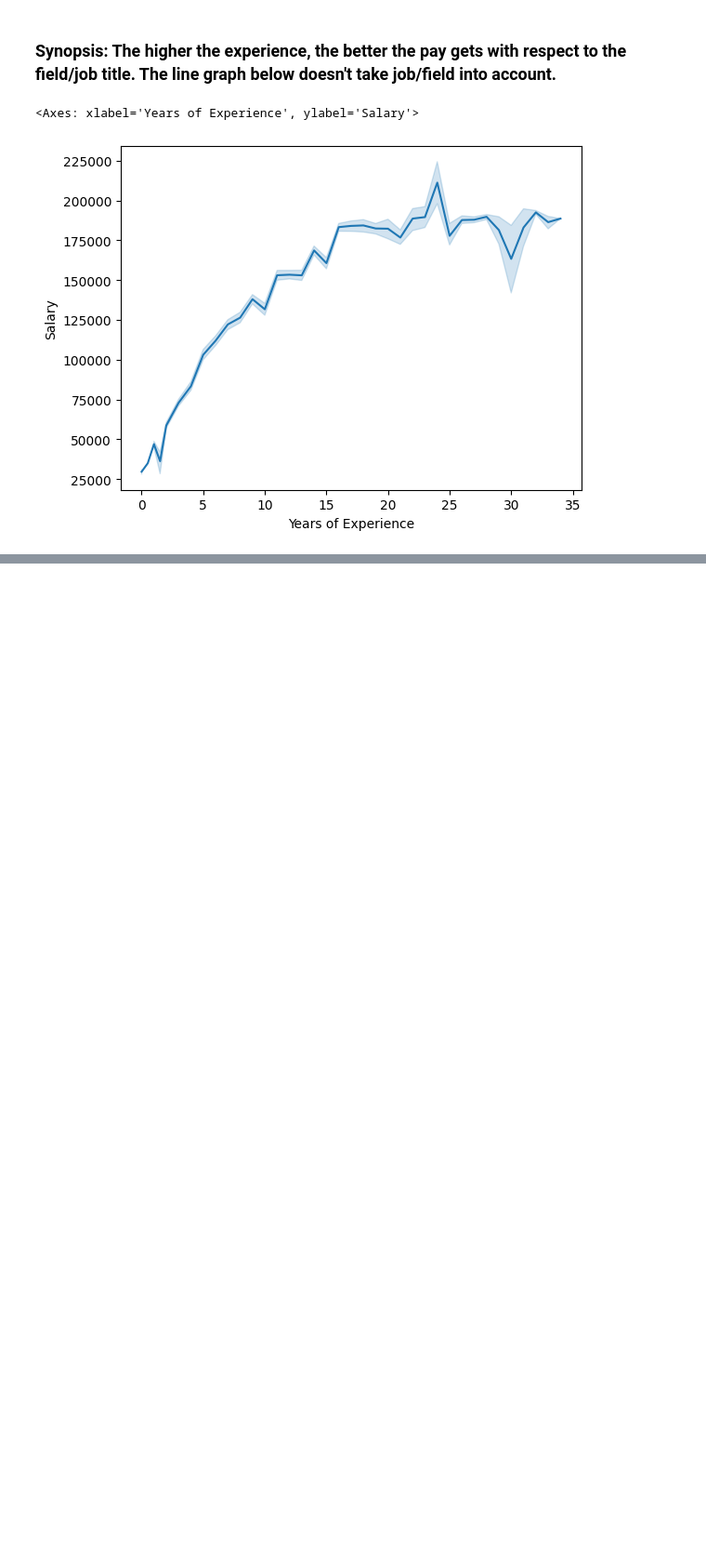
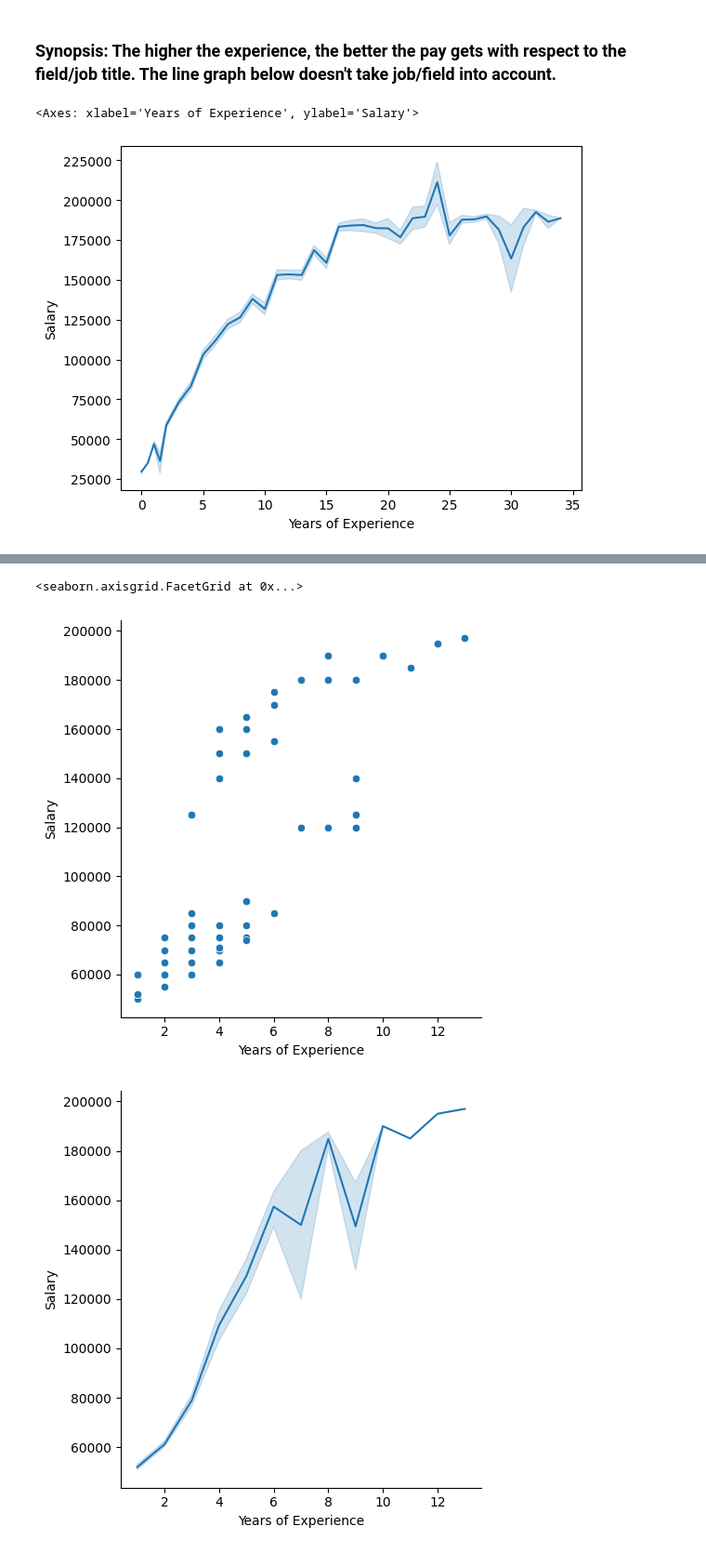
Before and after one commit to SamRB-dev/KaggleProjects, a Jupyter notebook: software-engineer-salary-prediction.ipynb, the cells around one changed output, grey strips where cells are left out. Shown at 93% size. Cells and saved outputs as stored; diff of their text form; code cells hidden in the pictures; blank space fills up the shorter version.

```diff
--- a/software-engineer-salary-prediction.ipynb
+++ b/software-engineer-salary-prediction.ipynb
@@ -143,0 +172,8 @@ Name: Job Title, Length: 6698, dtype: object
+# %%
+# Experience (x) vs Salary (y) plot
+seaborn.relplot(swedata, x = 'Years of Experience', y = 'Salary')
+seaborn.relplot(swedata, x = 'Years of Experience', y = 'Salary', kind = 'line')
+# %% [output]
+<seaborn.axisgrid.FacetGrid at 0x...>
+[figure, added]
+[figure, added]
```
Also changed, not shown: parts of 15 cells of this notebook.
